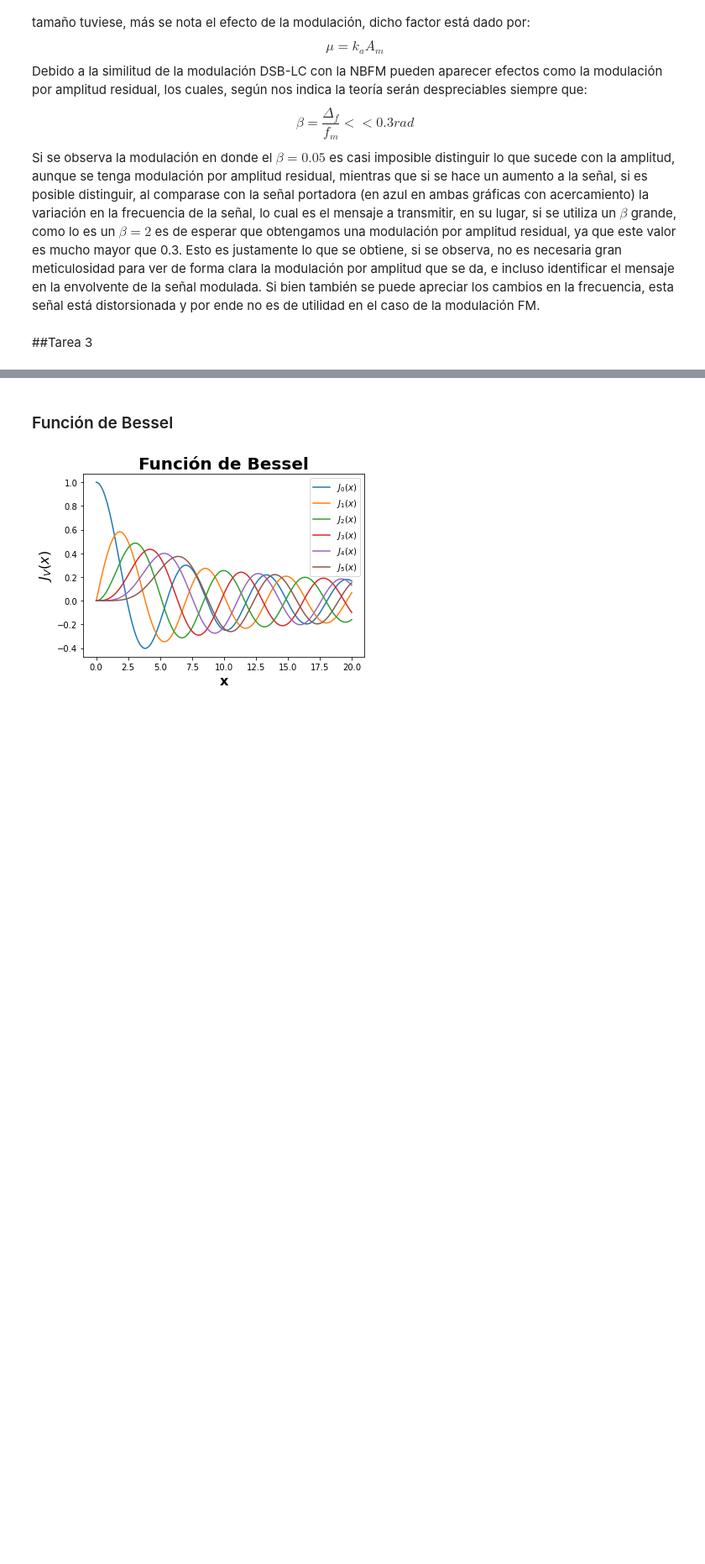
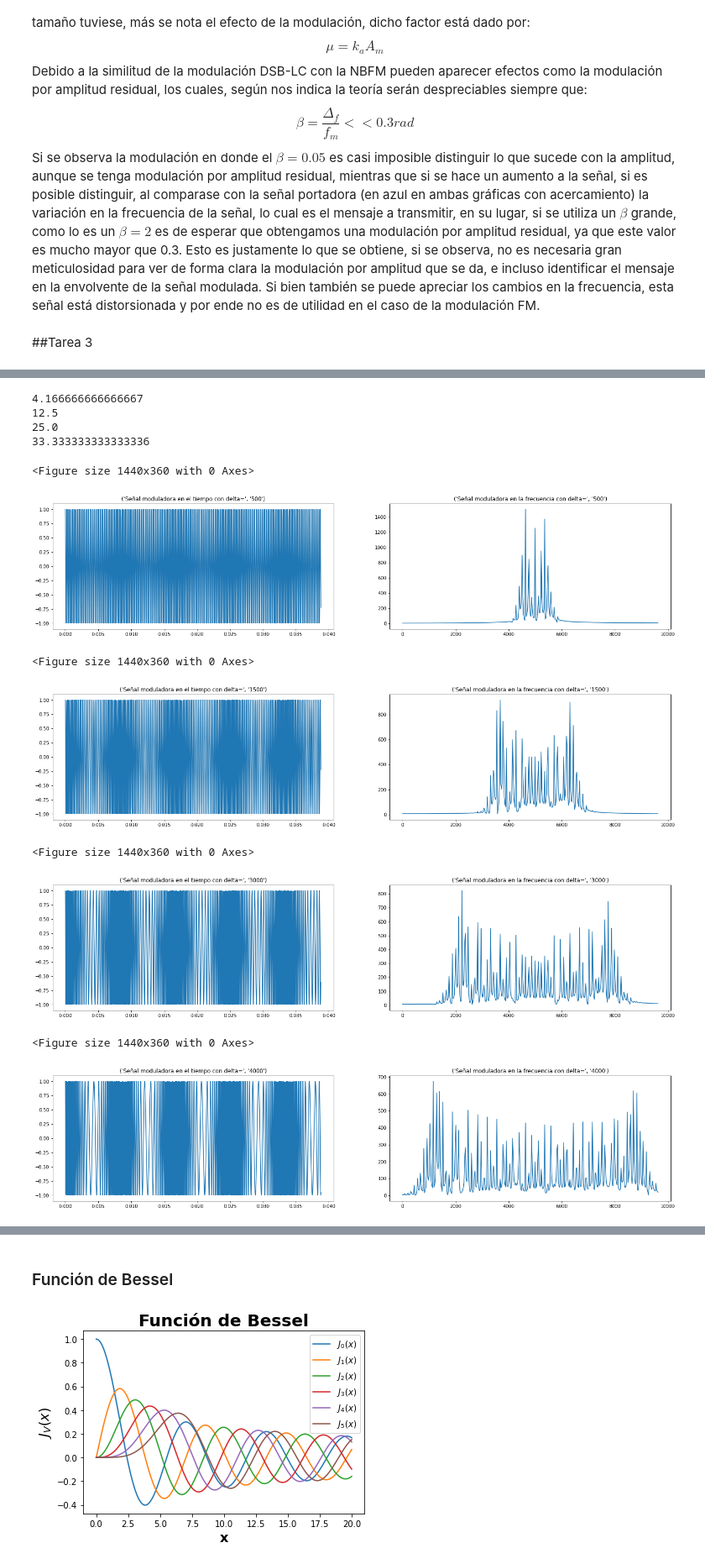
Before and after one commit to Juanpa06/Teoria-de-comunicacion-y-procesamiento-de-senales, a Jupyter notebook: Lab_Proyecto_3.ipynb, the cells around one changed output, grey strips where cells are left out. Shown at 84% size. Drawn from its saved outputs; the diff is of its cells as text; code cells hidden in the pictures; blank space fills up the shorter version.

```diff
--- a/Lab_Proyecto_3.ipynb
+++ b/Lab_Proyecto_3.ipynb
@@ -363,0 +411,40 @@ plt.show()
+# %%
+#----------------------------------------------------------------------------EJERCICIO 3---------------------------------------------------------------------------
+#Esta funcion es identica a la anterior con la diferencia de que se mantiene la frecuencia moduladora constante en 120Hz y se varia mas bien la desviacion de frecuencia
+def desviacion_frecuencia(delta_f,n):
+  f_m=120
+  beta=delta_f/f_m
+  print(beta)
+
+  s_fm=np.cos(2*np.pi*f_c*x+beta*np.sin(2*np.pi*f_m*x))
+  f_fm_FFT,n2_fm,s_fm_FFT=transfourier_mod(s_fm,n)
+
+  fig = plt.figure()                                                            #Todo el código que procede en esta función es el ploteo de las señales ya obtenidas
+  fig.set_figwidth(20)
+  fig.set_figheight(5)
+  figure, axis = plt.subplots(1, 2,figsize=(24,5))
+  axis[0].plot(x, s_fm)
+  title1="Señal moduladora en el tiempo con delta=",str(delta_f)
+  axis[0].set_title(title1)
+  axis[1].plot(f_fm_FFT,s_fm_FFT)
+  title2="Señal moduladora en la frecuencia con delta=",str(delta_f)
+  axis[1].set_title(title2)
+
+#------------------------------------------Se llama a la funcion para valores de desiaci[on de frecuencia de 500, 1500, 3000 y 4000 Hz-------------------------------------------------
+desviacion_frecuencia(500,750)
+desviacion_frecuencia(1500,750)
+desviacion_frecuencia(3000,750)
+desviacion_frecuencia(4000,750)
+# %% [output]
+4.166666666666667
+12.5
+25.0
+33.333333333333336
+<Figure size 1440x360 with 0 Axes>
+[figure, added]
+<Figure size 1440x360 with 0 Axes>
+[figure, added]
+<Figure size 1440x360 with 0 Axes>
+[figure, added]
+<Figure size 1440x360 with 0 Axes>
+[figure, added]
```
Also changed, not shown: parts of 5 cells of this notebook.
